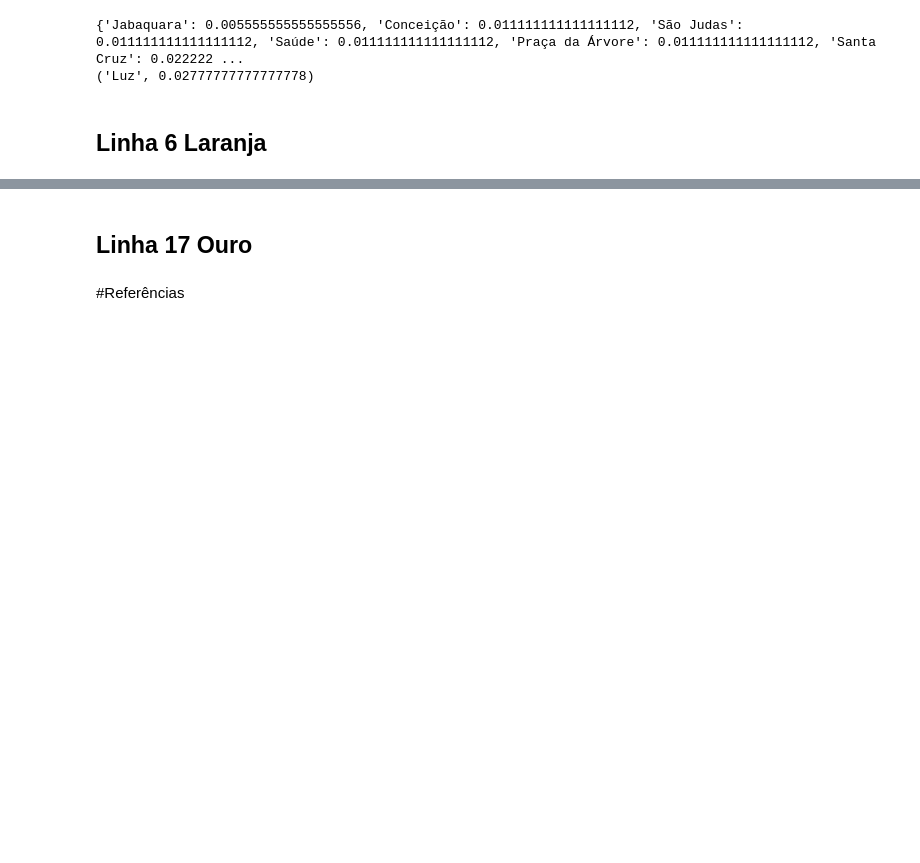
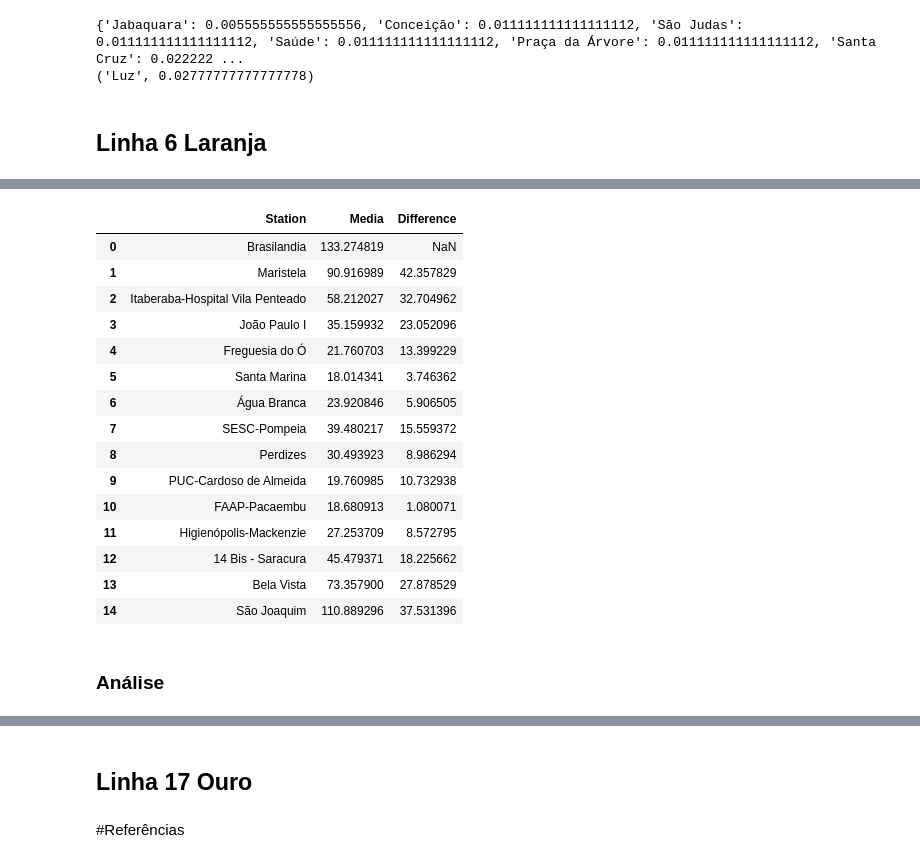
Before and after one commit to PauloAPH/AnaliseDoSistemaMetroviarioDeSaoPaulo, a Jupyter notebook: Sistema_metroviário_de_SP.ipynb, the cells around one changed output, grey strips where cells are left out. Saved outputs shown, nothing was run; the diff lists cells and outputs as text; code cells hidden in the pictures; blank space fills up the shorter version.

```diff
--- a/Sistema_metroviário_de_SP.ipynb
+++ b/Sistema_metroviário_de_SP.ipynb
@@ -385,3 +440,32 @@ print(centrality_sorted_verde[0]) # vertice com maior centralidade de grau [rela
+# %%
+data_linha_laranja_df = {
+    "Station": [
+        "Brasilandia", "Maristela", "Itaberaba-Hospital Vila Penteado", "João Paulo I", "Freguesia do Ó", "Santa Marina", "Água Branca", "SESC-Pompeia", "Perdizes", "PUC-Cardoso de Almeida", "FAAP-Pacaembu", "Higienópolis-Mackenzie", "14 Bis - Saracura", "Bela Vista", "São Joaquim"
+    ],
+    "Media": distribuicao_laranja
+}
+linha_laranja = pd.DataFrame(data_linha_laranja_df)
+linha_laranja['Difference'] = linha_laranja['Media'].diff().abs()
+linha_laranja
+# %% [output]
+|  | Station | Media | Difference |
+| 0 | Brasilandia | 133.274819 | NaN |
+| 1 | Maristela | 90.916989 | 42.357829 |
+| 2 | Itaberaba-Hospital Vila Penteado | 58.212027 | 32.704962 |
+| 3 | João Paulo I | 35.159932 | 23.052096 |
+| 4 | Freguesia do Ó | 21.760703 | 13.399229 |
+| 5 | Santa Marina | 18.014341 | 3.746362 |
+| 6 | Água Branca | 23.920846 | 5.906505 |
+| 7 | SESC-Pompeia | 39.480217 | 15.559372 |
+| 8 | Perdizes | 30.493923 | 8.986294 |
+| 9 | PUC-Cardoso de Almeida | 19.760985 | 10.732938 |
+| 10 | FAAP-Pacaembu | 18.680913 | 1.080071 |
+| 11 | Higienópolis-Mackenzie | 27.253709 | 8.572795 |
+| 12 | 14 Bis - Saracura | 45.479371 | 18.225662 |
+| 13 | Bela Vista | 73.357900 | 27.878529 |
+| 14 | São Joaquim | 110.889296 | 37.531396 |
+# %% [markdown]
+### Análise
 # %%
 G_laranja = G.copy()
 G_laranja.add_nodes_from(["Brasilandia", "Maristela", "Itaberaba-Hospital Vila Penteado", "João Paulo I", "Freguesia do Ó", "Santa Marina", "Água Branca", "SESC-Pompeia", "Perdizes", "PUC-Cardoso de Almeida", "FAAP-Pacaembu", "Higienópolis-Mackenzie", "14 Bis - Saracura", "Bela Vista", "São Joaquim"])
```
Also changed, not shown: parts of 18 cells of this notebook, 2 other files.
